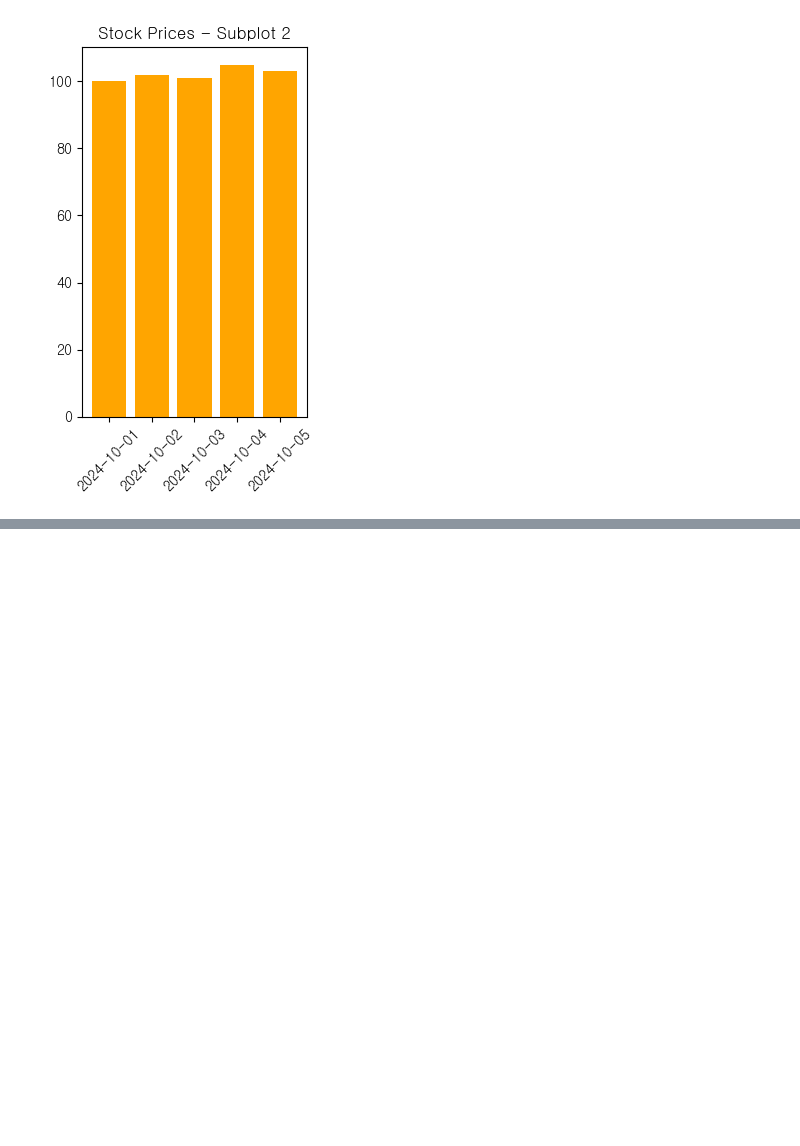
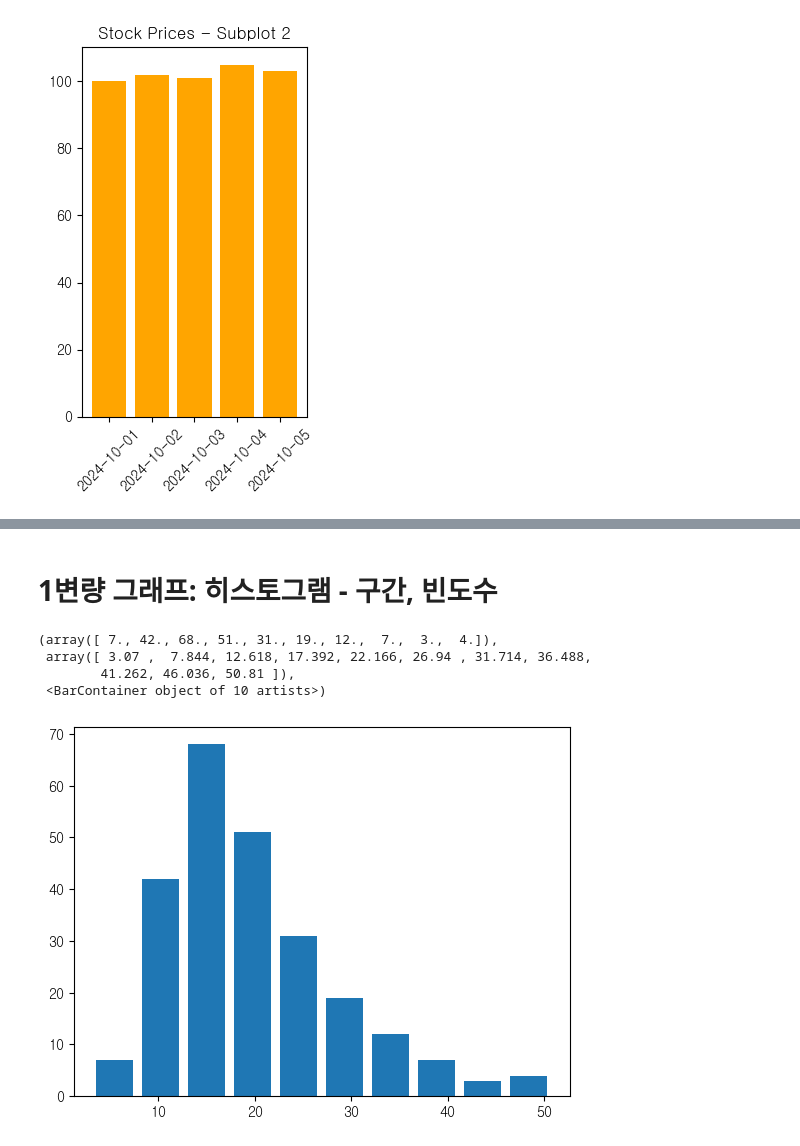
Before and after one commit to dhrhee96/hipython, a Jupyter notebook: 43.시각화.ipynb, the cells around one changed output, grey strips where cells are left out. Drawn from its saved outputs; the diff is of its cells as text; code cells hidden in the pictures; blank space fills up the shorter version.

```diff
--- a/43.시각화.ipynb
+++ b/43.시각화.ipynb
@@ -139,0 +142,3 @@ plt.show()
+# %%
+tips_df= sns.load_dataset('tips')
+tips_df
@@ -139,0 +159,10 @@ plt.show()
+# %% [markdown]
+# 1변량 그래프: 히스토그램 - 구간, 빈도수
+# %%
+plt.hist(data=tips_df,x='total_bill',bins=10,rwidth=0.8)
+# %% [output]
+(array([ 7., 42., 68., 51., 31., 19., 12.,  7.,  3.,  4.]),
+ array([ 3.07 ,  7.844, 12.618, 17.392, 22.166, 26.94 , 31.714, 36.488,
+        41.262, 46.036, 50.81 ]),
+ <BarContainer object of 10 artists>)
+[figure, added]
```
Also changed, not shown: parts of 9 cells of this notebook.
